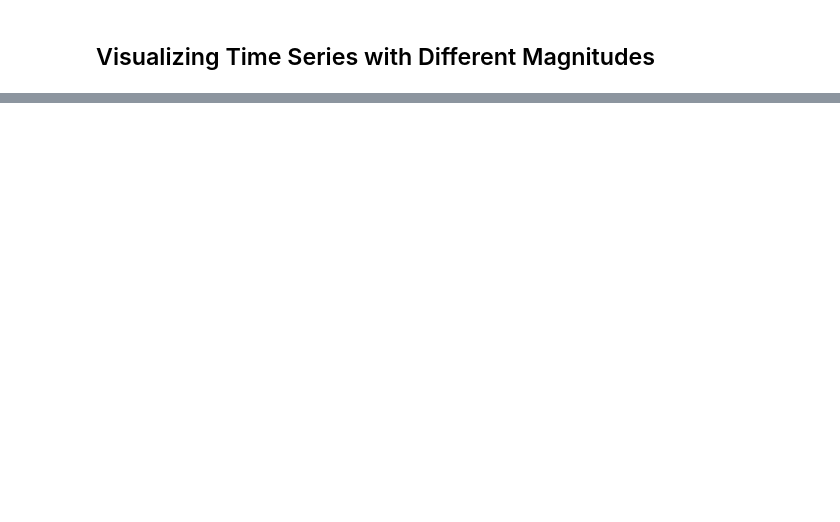
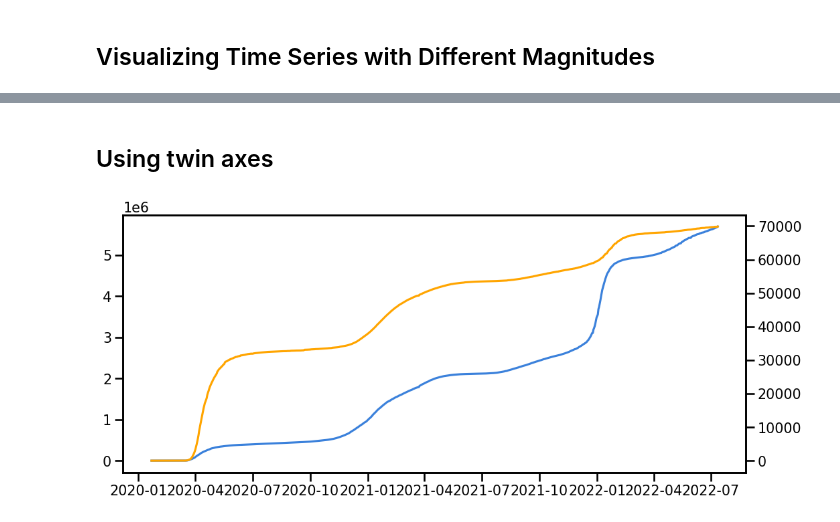
Before and after one commit to EhLeeOod/time-series, a Jupyter notebook: core-wide-form-time-data.ipynb, the cells around one changed output, grey strips where cells are left out. Cells and saved outputs as stored; diff of their text form; code cells hidden in the pictures; blank space fills up the shorter version.

Commit message:
finalize us data viz with twin axes and tick formatting

```diff
--- a/core-wide-form-time-data.ipynb
+++ b/core-wide-form-time-data.ipynb
@@ -383,0 +490,12 @@ df_ts
+# %% [markdown]
+## Using twin axes
+# %%
+# use twin axes to make death numbers easier to
+fig, ax1 = plt.subplots(figsize=(12,5))
+## Plot first line on original ax
+ax1.plot(state_ts.index, state_ts['cases'] ,color='#3b81db',label='Cases')
+# Make twin axis and plot second line
+ax2 = ax1.twinx()
+ax2.plot(state_ts.index ,state_ts['deaths'],label='Deaths',color='orange');
+# %% [output]
+[figure, added]
```
Also changed, not shown: parts of 17 cells of this notebook.
